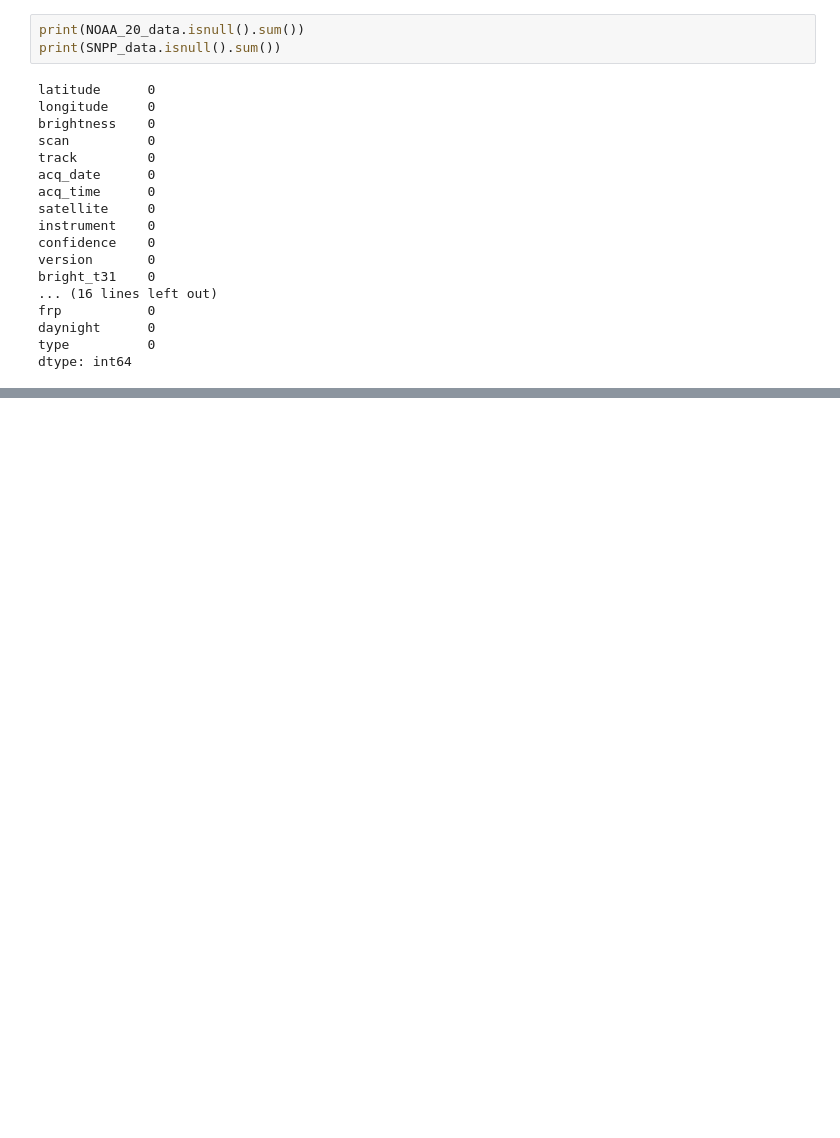
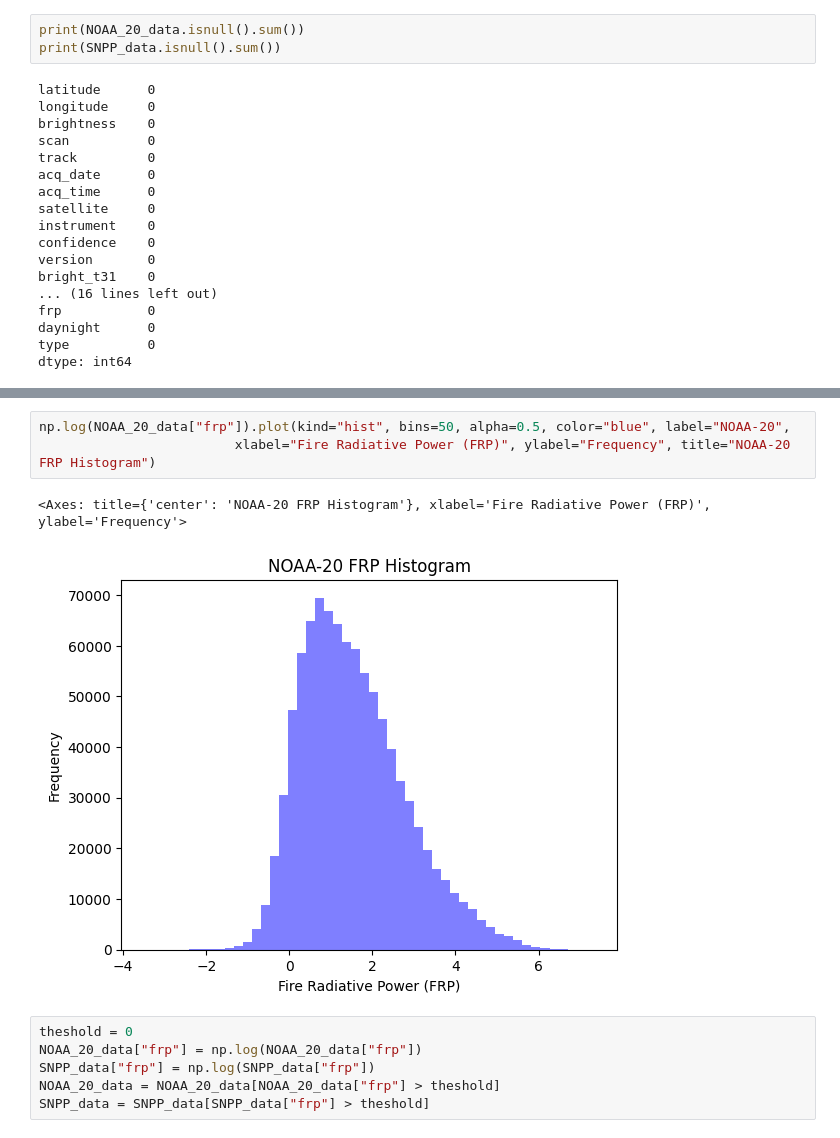
Before and after one commit to aryanballani/orbitx_data, a Jupyter notebook: initial_EDA.ipynb, the cells around one changed output, grey strips where cells are left out. Saved outputs shown, nothing was run; the diff lists cells and outputs as text; blank space fills up the shorter version.

```diff
--- a/initial_EDA.ipynb
+++ b/initial_EDA.ipynb
@@ -136,3 +149,15 @@ print(f"Rows after filtering: {rows_after}")
+# %%
+np.log(NOAA_20_data["frp"]).plot(kind="hist", bins=50, alpha=0.5, color="blue", label="NOAA-20",
+                         xlabel="Fire Radiative Power (FRP)", ylabel="Frequency", title="NOAA-20 FRP Histogram")
+# %% [output]
+<Axes: title={'center': 'NOAA-20 FRP Histogram'}, xlabel='Fire Radiative Power (FRP)', ylabel='Frequency'>
+[figure, added]
+# %%
+theshold = 0
+NOAA_20_data["frp"] = np.log(NOAA_20_data["frp"])
+SNPP_data["frp"] = np.log(SNPP_data["frp"])
+NOAA_20_data = NOAA_20_data[NOAA_20_data["frp"] > theshold]
+SNPP_data = SNPP_data[SNPP_data["frp"] > theshold]
 # %%
 # Convert acquisition date to datetime format
 NOAA_20_data['acq_date'] = pd.to_datetime(NOAA_20_data['acq_date'])
```
Also changed, not shown: parts of 13 cells of this notebook.
